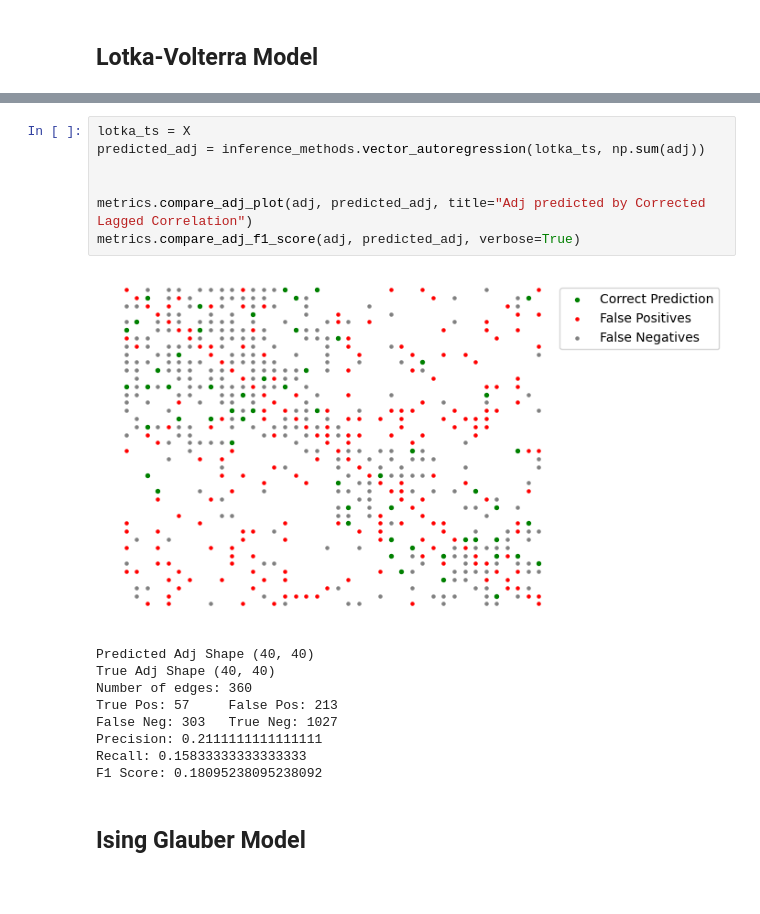
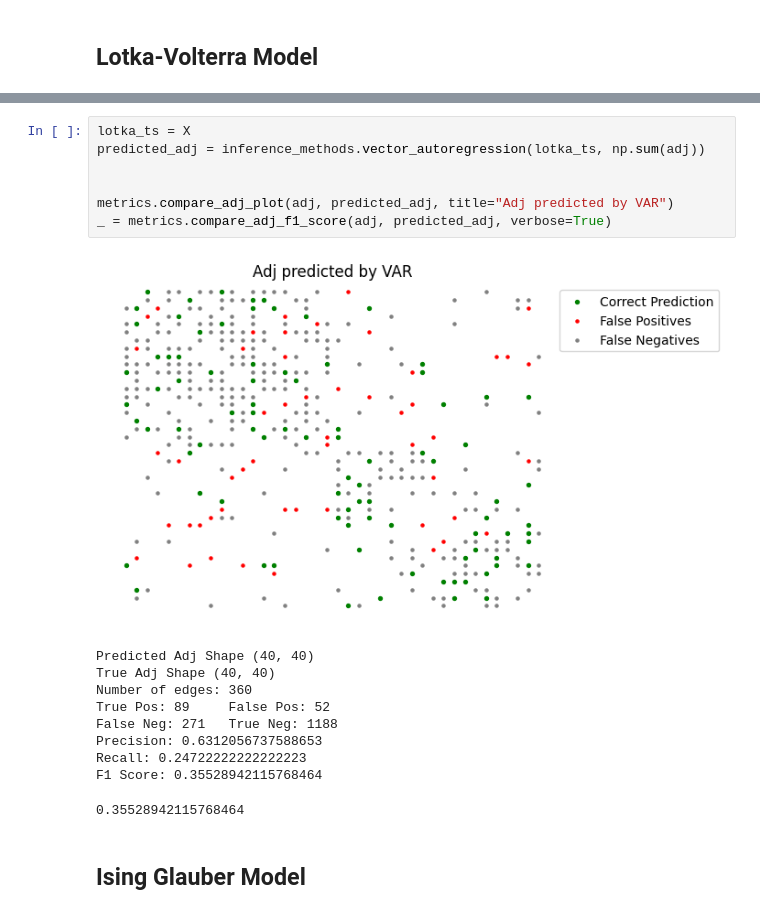
Before and after one commit to djpasseyjr/graphinference, a Jupyter notebook: Notebooks/Jupyter/NetrdModels.ipynb, the cells around one changed output, grey strips where cells are left out. Saved outputs shown, nothing was run; the diff lists cells and outputs as text; blank space fills up the shorter version.

```diff
--- a/Notebooks/Jupyter/NetrdModels.ipynb
+++ b/Notebooks/Jupyter/NetrdModels.ipynb
@@ -155,20 +165,21 @@ plt.show()
 # %%
 lotka_ts = X
 predicted_adj = inference_methods.vector_autoregression(lotka_ts, np.sum(adj))
 
 
-metrics.compare_adj_plot(adj, predicted_adj, title="Adj predicted by Corrected Lagged Correlation")
-metrics.compare_adj_f1_score(adj, predicted_adj, verbose=True)
+metrics.compare_adj_plot(adj, predicted_adj, title="Adj predicted by VAR")
+_ = metrics.compare_adj_f1_score(adj, predicted_adj, verbose=True)
 # %% [output]
-[figure, old version]
+[figure, new version]
 Predicted Adj Shape (40, 40)
 True Adj Shape (40, 40)
 Number of edges: 360
-True Pos: 57     False Pos: 213
-False Neg: 303   True Neg: 1027
-Precision: 0.2111111111111111
-Recall: 0.15833333333333333
-F1 Score: 0.18095238095238092
+True Pos: 89     False Pos: 52
+False Neg: 271   True Neg: 1188
+Precision: 0.6312056737588653
+Recall: 0.24722222222222223
+F1 Score: 0.35528942115768464
+0.35528942115768464
 # %% [markdown]
 ## Ising Glauber Model
 # %%
```
Also changed, not shown: parts of 11 cells of this notebook, 4 other files.
